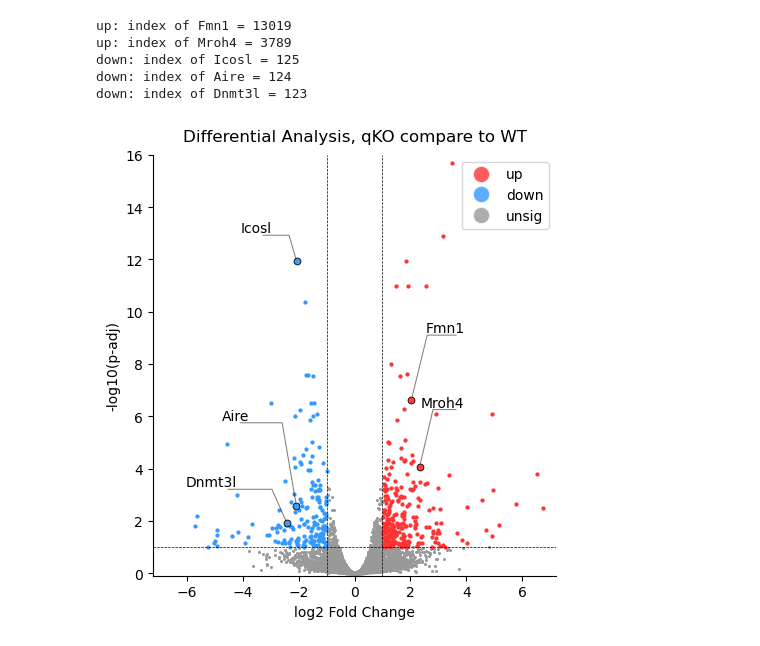
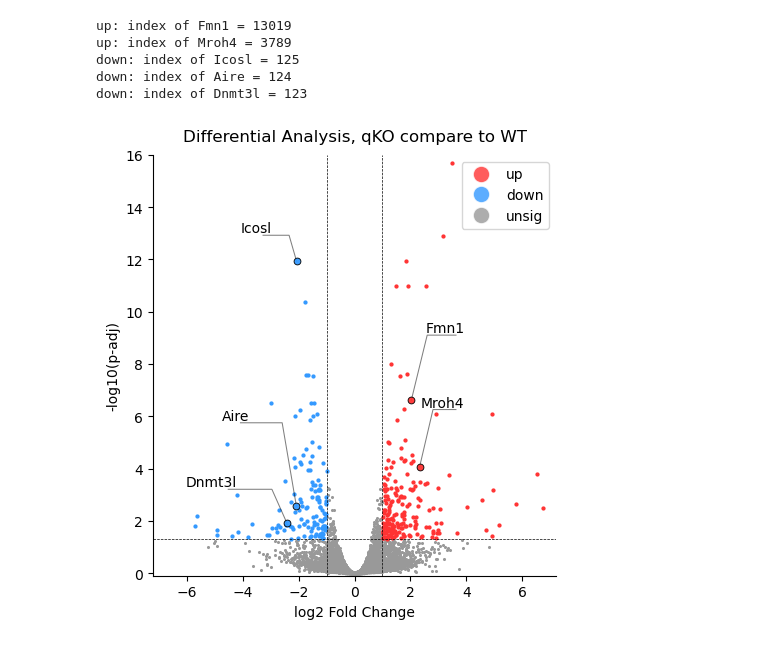
Before and after one commit to roomy-tadpole2/bulk-RNAseq-demo, a Jupyter notebook: scripts/plot.ipynb, the cells around one changed output. Saved outputs shown, nothing was run; the diff lists cells and outputs as text; code cells hidden in the pictures.

```diff
--- a/scripts/plot.ipynb
+++ b/scripts/plot.ipynb
@@ -27,9 +27,9 @@ df.head(5)
 df['-log10_padj'] = -np.log10(df['padj'])
 df['mark'] = 'unsig'
 
-df.loc[(df['padj'] < 0.1) & (df['log2FoldChange'] > 1), 'mark'] = 'up'
+df.loc[(df['padj'] < 0.05) & (df['log2FoldChange'] > 1), 'mark'] = 'up'
 
-df.loc[(df['padj'] < 0.1) & (df['log2FoldChange'] < -1), 'mark'] = 'down'
+df.loc[(df['padj'] < 0.05) & (df['log2FoldChange'] < -1), 'mark'] = 'down'
 # %%
 display(df)
 # %% [output]
@@ -150,32 +150,32 @@ plot_care(df[(df['mark'] == 'down') & (df['care'] == True)],
 plt.xlabel("log2 Fold Change")
 plt.ylabel("-log10(p-adj)")
 plt.title("Differential Analysis, qKO compare to WT", fontsize=12, pad=10)
 
 # horizontal/vertical reference lines
-plt.axhline(-np.log10(0.1), color='black', linestyle='--', linewidth=0.5)
+plt.axhline(-np.log10(0.05), color='black', linestyle='--', linewidth=0.5)
 plt.axvline(-1, color='black', linestyle='--', linewidth=0.5)
 plt.axvline(1, color='black', linestyle='--', linewidth=0.5)
 
 plt.xlim(-7.2,7.2)
 plt.ylim(-0.1,16)
 
 def l2Dobj(x, y, color, label, alpha=0.8):
     return Line2D([x], [y], marker='o', color='w', label=label,
                   markerfacecolor=color, markersize=12, alpha=alpha)
 
 legend_elements = (l2Dobj(0, 0, color1, 'up'), l2Dobj(0, 0, color2, 'down'), l2Dobj(0, 0, color_, 'unsig'))
 
 plt.legend(handles=legend_elements, loc='upper right', fontsize=10, frameon=True)
 
 for spine in plt.gca().spines:
     # print(spine)
     if (spine in ['top', 'right']):
         plt.gca().spines[spine].set_visible(False)
 
 plt.tight_layout()
 plt.savefig("..\\figures\\volcano_plot.pdf", transparent=False)
 plt.savefig("..\\figures\\volcano_plot.png", dpi=300, transparent=False)
 plt.savefig("..\\figures\\volcano_plot.svg", transparent=False)
 plt.show()
 # %% [output]
-[figure, old version]
+[figure, new version]
```
Also changed, not shown: parts of 1 cell of this notebook.
